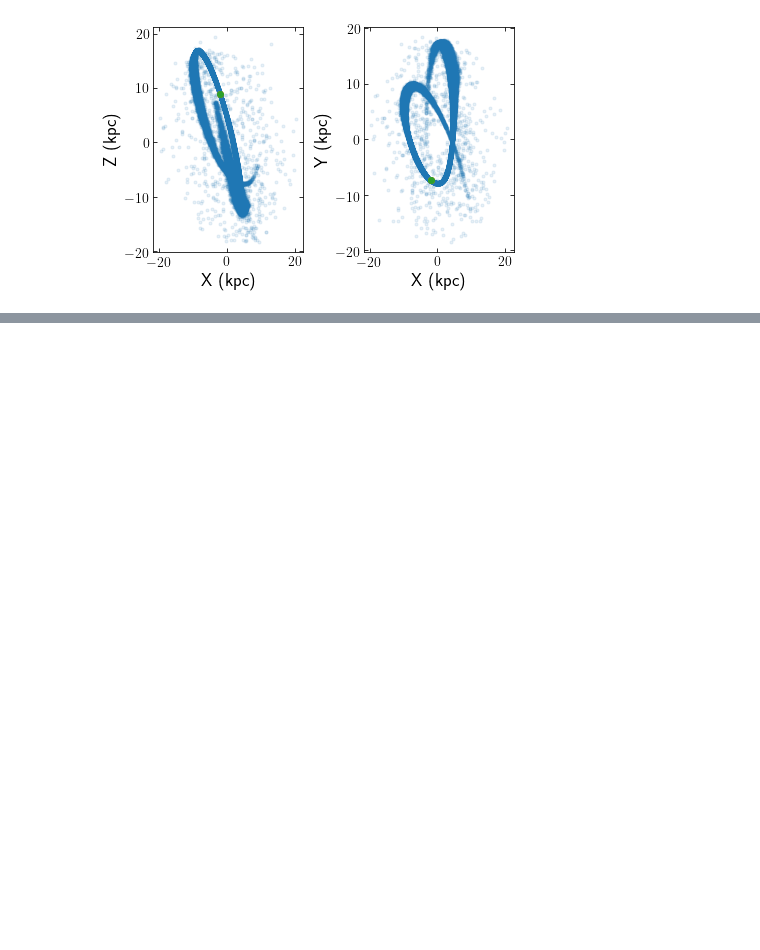
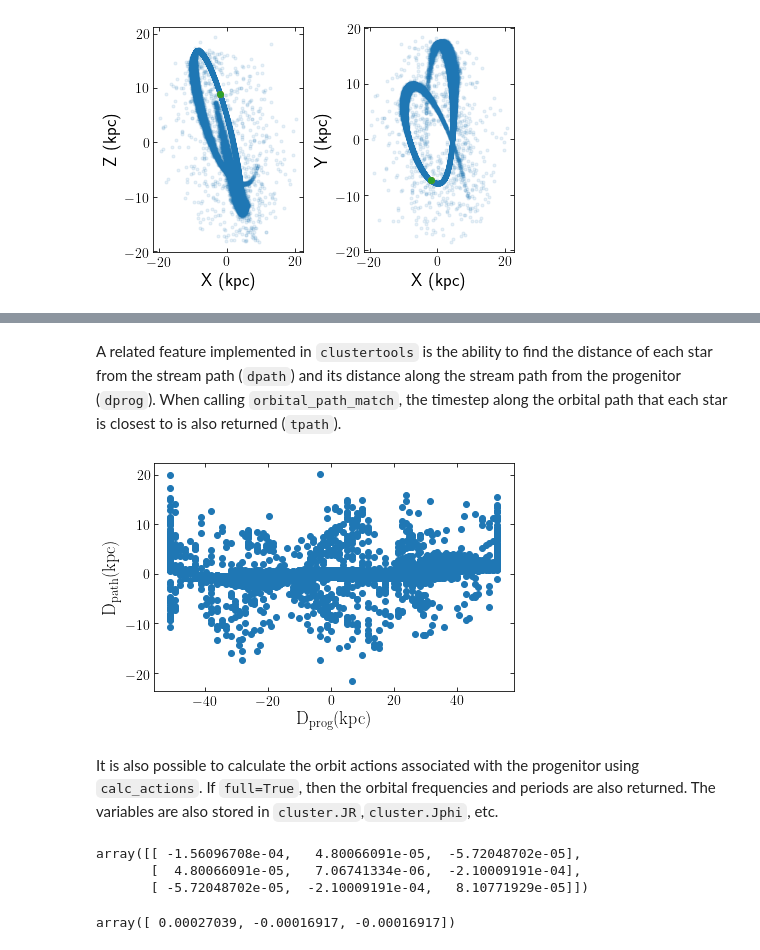
Before and after one commit to webbjj/clustertools, a Jupyter notebook: docs/source/notebooks/orbits_and_tails.ipynb, the cells around one changed output, grey strips where cells are left out. Cells and saved outputs as stored; diff of their text form; code cells hidden in the pictures; blank space fills up the shorter version.

```diff
--- a/docs/source/notebooks/orbits_and_tails.ipynb
+++ b/docs/source/notebooks/orbits_and_tails.ipynb
@@ -23,0 +37,8 @@ PAL5 default
+# %% [markdown]
+A related feature implemented in ``clustertools`` is the ability to find the distance of each star from the stream path (``dpath``) and its distance along the stream path from the progenitor (``dprog``). When calling ``orbital_path_match``, the timestep along the orbital path that each star is closest to is also returned (``tpath``).
+# %%
+t,dprog,dpath=cluster.orbital_path_match(plot=True,dt=0.3)
+# %% [output]
+[figure, added]
+# %% [markdown]
+It is also possible to calculate the orbit actions associated with the progenitor using ``calc_actions``. If ``full=True``, then the orbital frequencies and periods are also returned. The variables are also stored in ``cluster.JR``,``cluster.Jphi``, etc.
@@ -23,0 +47,10 @@ PAL5 default
+# %%
+cluster.ttensor()
+# %% [output]
+array([[ -1.56096708e-04,   4.80066091e-05,  -5.72048702e-05],
+       [  4.80066091e-05,   7.06741334e-06,  -2.10009191e-04],
+       [ -5.72048702e-05,  -2.10009191e-04,   8.10771929e-05]])
+# %%
+cluster.ttensor(eigenval=True)
+# %% [output]
+array([ 0.00027039, -0.00016917, -0.00016917])
```
Also changed, not shown: parts of 18 cells of this notebook, 9 other files.
